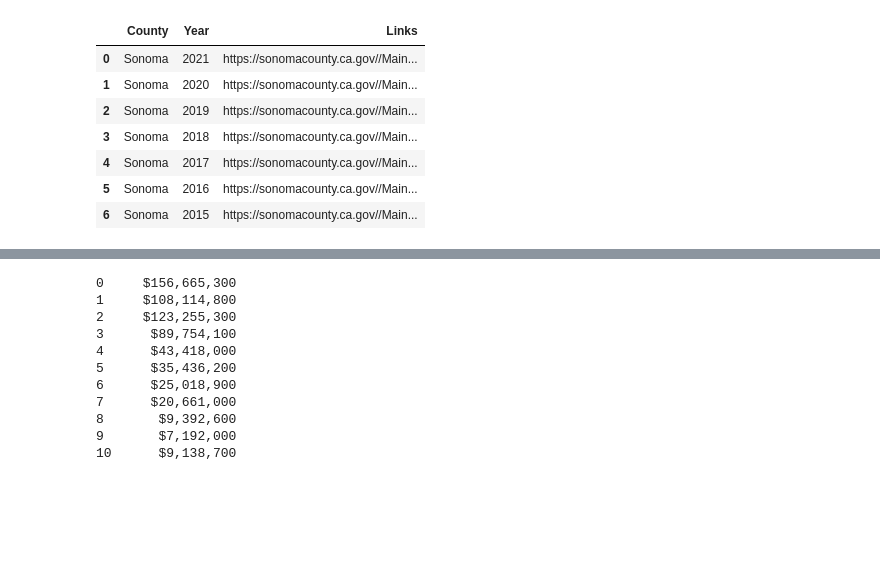
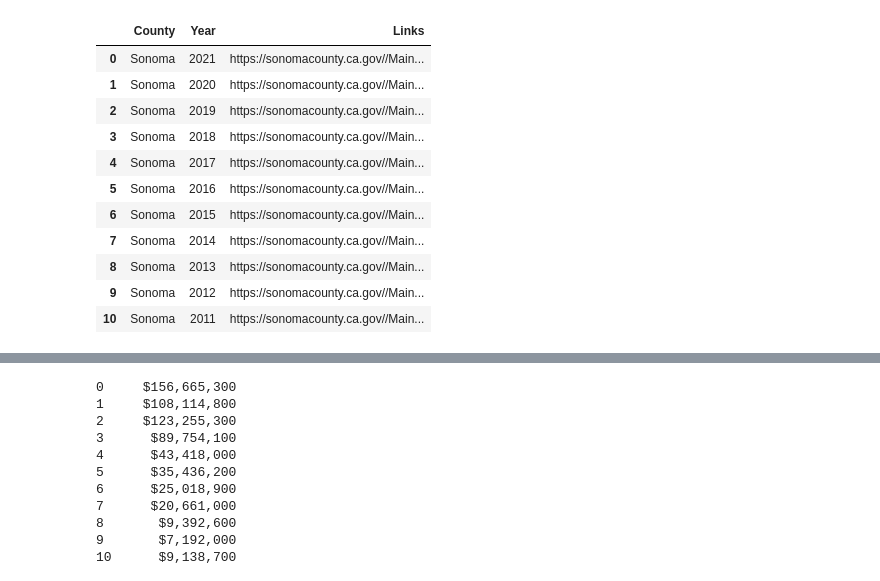
Before and after one commit to oscar6688/Farm-Smoke-Project, a Jupyter notebook: 2010s-2020s_sonoma.ipynb, the cells around one changed output, grey strips where cells are left out. Cells and saved outputs as stored; diff of their text form; code cells hidden in the pictures; blank space fills up the shorter version.

```diff
--- a/2010s-2020s_sonoma.ipynb
+++ b/2010s-2020s_sonoma.ipynb
@@ -17,17 +19,21 @@ import camelot
 # If encounter SSL certify error - go to your Python 3.x.x folder and install Certification
 # %%
 csv = pd.read_csv('farm_smoke.csv')
-sonoma_data = csv.query('County == "Sonoma" and Year >= 2015').copy().reset_index(drop=True)
+sonoma_data = csv.query('County == "Sonoma" and Year >= 2011').copy().reset_index(drop=True)
 sonoma_data
 # %% [output]
 |  | County | Year | Links |
 | 0 | Sonoma | 2021 | https://sonomacounty.ca.gov//Main... |
 | 1 | Sonoma | 2020 | https://sonomacounty.ca.gov//Main... |
 | 2 | Sonoma | 2019 | https://sonomacounty.ca.gov//Main... |
 | 3 | Sonoma | 2018 | https://sonomacounty.ca.gov//Main... |
 | 4 | Sonoma | 2017 | https://sonomacounty.ca.gov//Main... |
 | 5 | Sonoma | 2016 | https://sonomacounty.ca.gov//Main... |
 | 6 | Sonoma | 2015 | https://sonomacounty.ca.gov//Main... |
+| 7 | Sonoma | 2014 | https://sonomacounty.ca.gov//Main... |
+| 8 | Sonoma | 2013 | https://sonomacounty.ca.gov//Main... |
+| 9 | Sonoma | 2012 | https://sonomacounty.ca.gov//Main... |
+| 10 | Sonoma | 2011 | https://sonomacounty.ca.gov//Main... |
 # %%
 urls = sonoma_data['Links']
 urls
```
Also changed, not shown: parts of 22 cells of this notebook, 3 other files.
